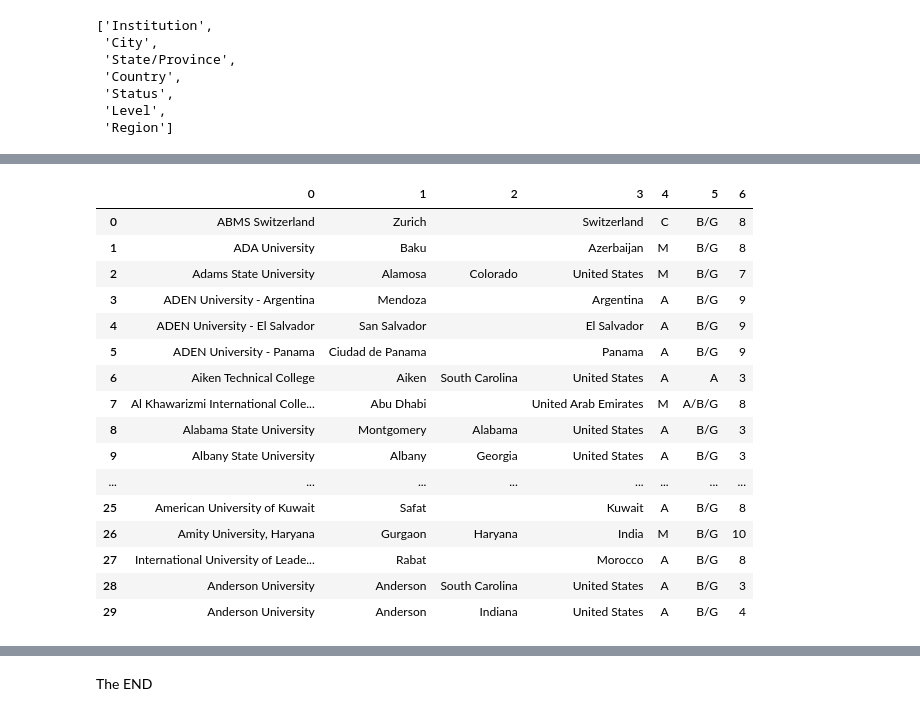
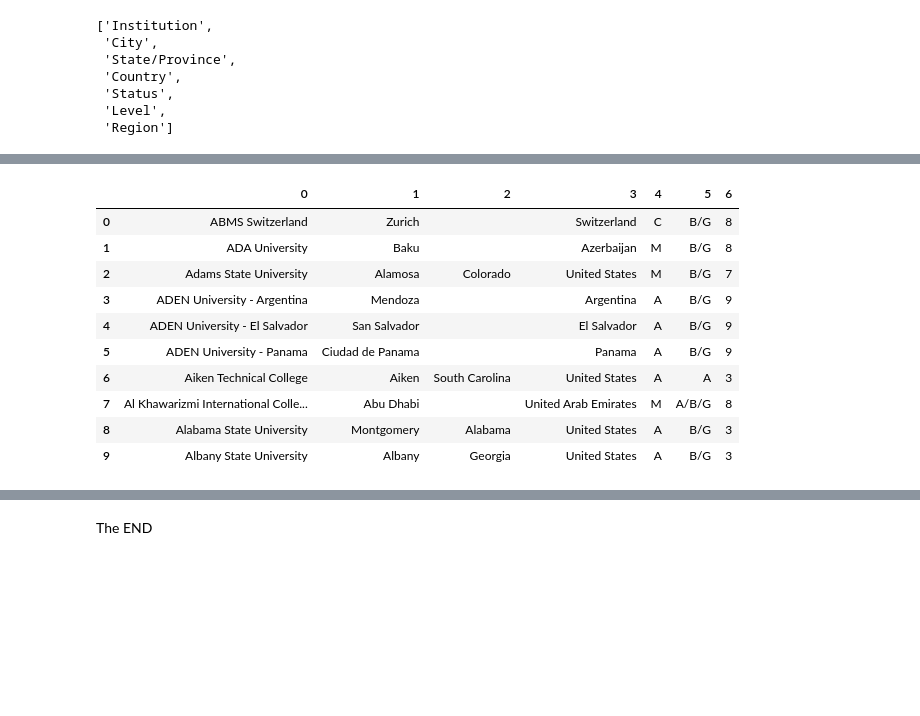
Before and after one commit to wcj365/accreditation, a Jupyter notebook: ACBSP.ipynb, the cells around one changed output, grey strips where cells are left out. Drawn from its saved outputs; the diff is of its cells as text; code cells hidden in the pictures; blank space fills up the shorter version.

```diff
--- a/ACBSP.ipynb
+++ b/ACBSP.ipynb
@@ -150,24 +130,18 @@ rows
 # %%
 df = pd.DataFrame(rows)
-df.head(30)
+df.head(10)
 # %% [output]
 |  | 0 | 1 | 2 | 3 | 4 | 5 | 6 |
 | 0 | ABMS Switzerland | Zurich |  | Switzerland | C | B/G | 8 |
 | 1 | ADA University | Baku |  | Azerbaijan | M | B/G | 8 |
 | 2 | Adams State University | Alamosa | Colorado | United States | M | B/G | 7 |
 | 3 | ADEN University - Argentina | Mendoza |  | Argentina | A | B/G | 9 |
 | 4 | ADEN University - El Salvador | San Salvador |  | El Salvador | A | B/G | 9 |
 | 5 | ADEN University - Panama | Ciudad de Panama |  | Panama | A | B/G | 9 |
 | 6 | Aiken Technical College | Aiken | South Carolina | United States | A | A | 3 |
 | 7 | Al Khawarizmi International Colle... | Abu Dhabi |  | United Arab Emirates | M | A/B/G | 8 |
 | 8 | Alabama State University | Montgomery | Alabama | United States | A | B/G | 3 |
 | 9 | Albany State University | Albany | Georgia | United States | A | B/G | 3 |
-| ... | ... | ... | ... | ... | ... | ... | ... |
-| 25 | American University of Kuwait | Safat |  | Kuwait | A | B/G | 8 |
-| 26 | Amity University, Haryana | Gurgaon | Haryana | India | M | B/G | 10 |
-| 27 | International University of Leade... | Rabat |  | Morocco | A | B/G | 8 |
-| 28 | Anderson University | Anderson | South Carolina | United States | A | B/G | 3 |
-| 29 | Anderson University | Anderson | Indiana | United States | A | B/G | 4 |
 # %%
 df.columns = column_names
 df.head()
```
Also changed, not shown: parts of 21 cells of this notebook, 2 other files.
